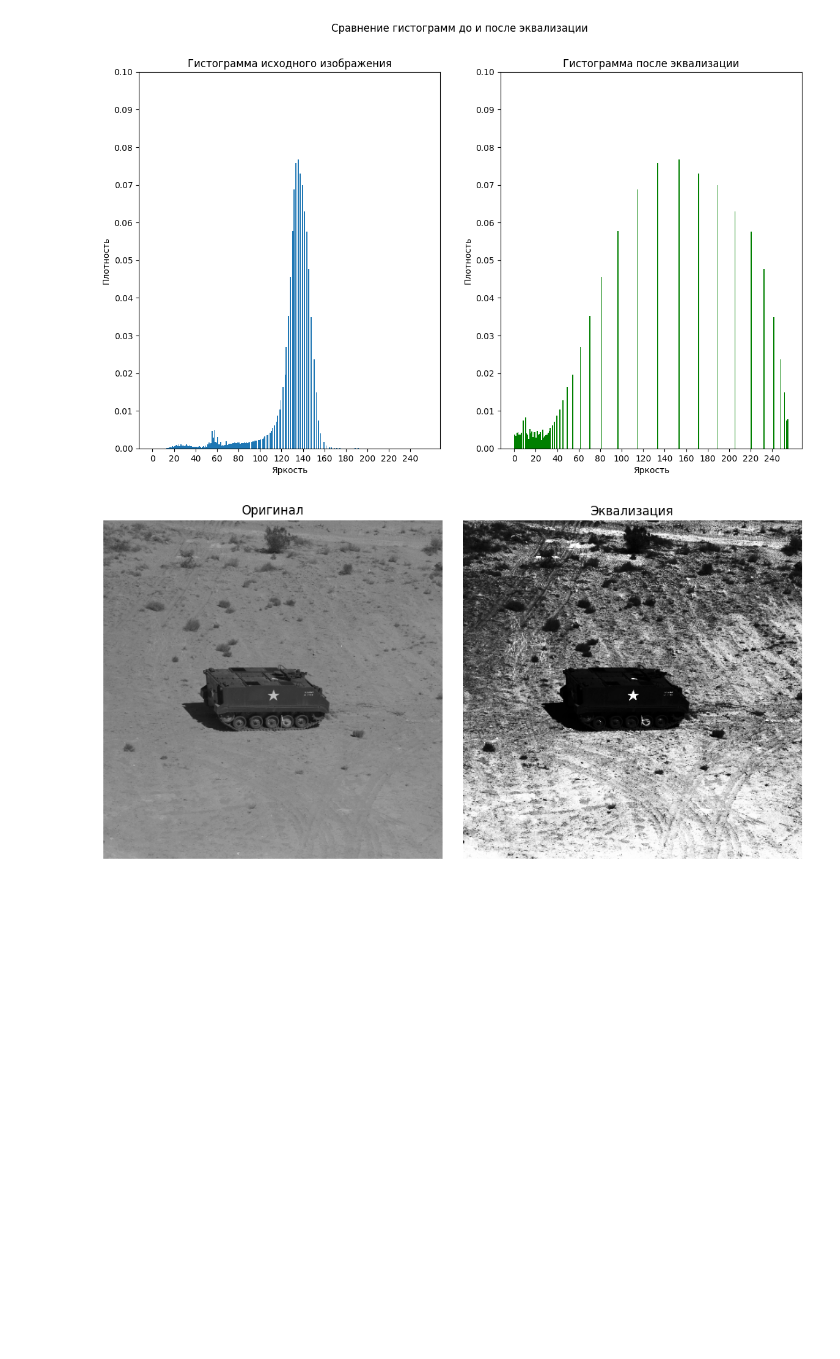
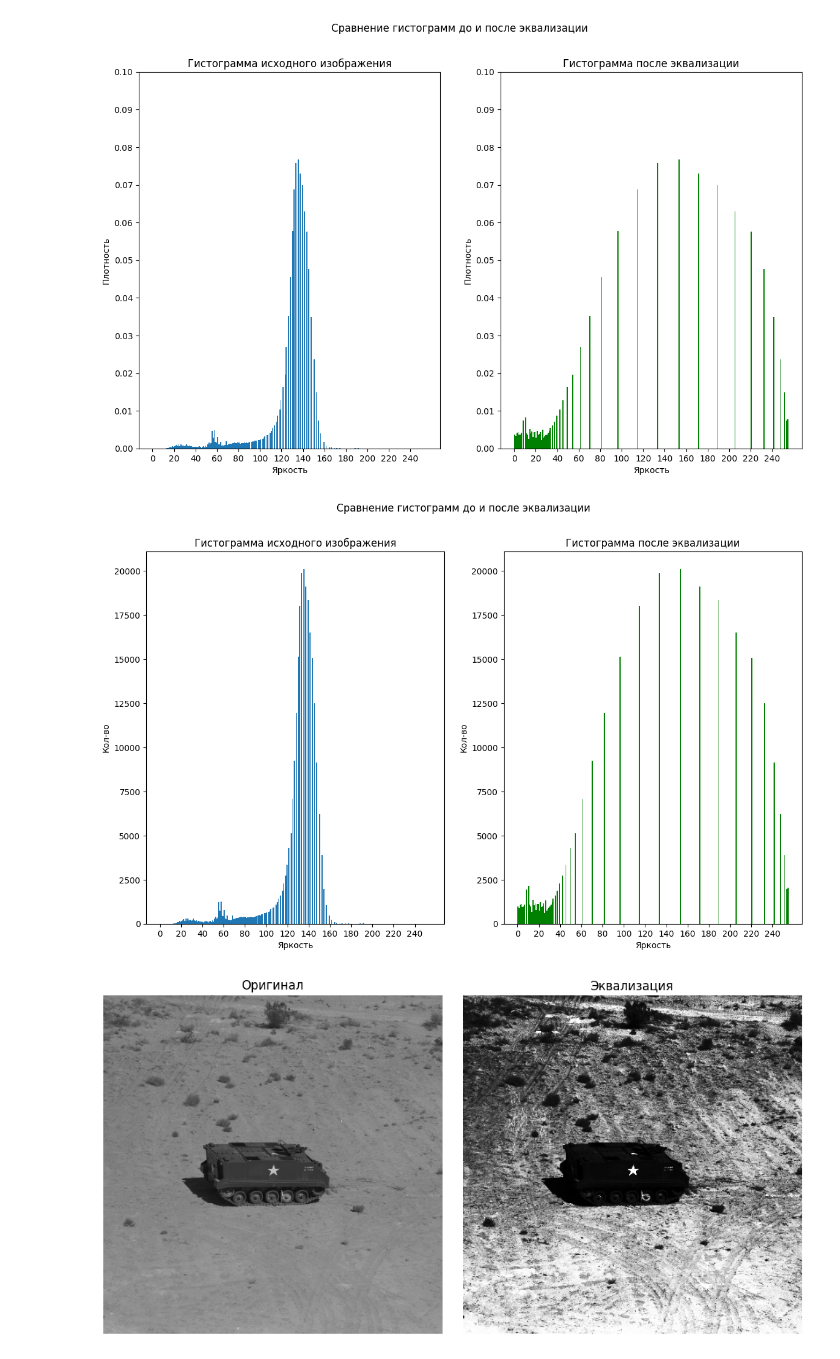
Before and after one commit to razzzenya/IMAGE_LAB1, a Jupyter notebook: main.ipynb, the cells around one changed output. Drawn from its saved outputs; the diff is of its cells as text; code cells hidden in the pictures; blank space fills up the shorter version.

```diff
--- a/main.ipynb
+++ b/main.ipynb
@@ -166,4 +166,14 @@ def equalization(image):
     cdf_normalized = cdf * 255 / cdf[-1]
     transform_map = np.floor(cdf_normalized).astype(np.uint8)
     result = transform_map[image]
+
+    x = np.arange(256)
+    y = transform_map
+    plt.figure(figsize=(8,6))
+    plt.plot(x, y, color='blue')
+    plt.xlabel('Исходная яркость')
+    plt.ylabel('Эквализированная яркость')
+    plt.title('График поэлементного преобразования (эквализация)')
+    plt.grid(True)
+    plt.show()
     return result
@@ -192,6 +222,29 @@ plt.suptitle('Сравнение гистограмм до и после экв
 plt.show()
 # %% [output]
 [figure]
+# %%
+bins = np.arange(0, 256, 1)
+
+fig, axes = plt.subplots(1, 2, figsize=(14,8))
+
+f_values, f_bins, _ = axes[0].hist(img_np.flatten(), bins=bins, density=False)
+g_values, g_bins, _ = axes[1].hist(equalization_img.flatten(), bins=bins, density=False, color='green')
+
+axes[0].set_title('Гистограмма исходного изображения')
+axes[0].set_xlabel('Яркость')
+axes[0].set_ylabel('Кол-во')
+
+axes[1].set_title('Гистограмма после эквализации')
+axes[1].set_xlabel('Яркость')
+axes[1].set_ylabel('Кол-во')
+
+for ax in axes:
+    ax.set_xticks(np.arange(0, 256, 20))
+
+plt.suptitle('Сравнение гистограмм до и после эквализации')
+plt.show()
+# %% [output]
+[figure, added]
 # %%
 img_proc = Image.fromarray(equalization_img.astype(np.uint8), mode='L')
 img_proc.save('equalization.tif')
```
Also changed, not shown: parts of 5 cells of this notebook.
